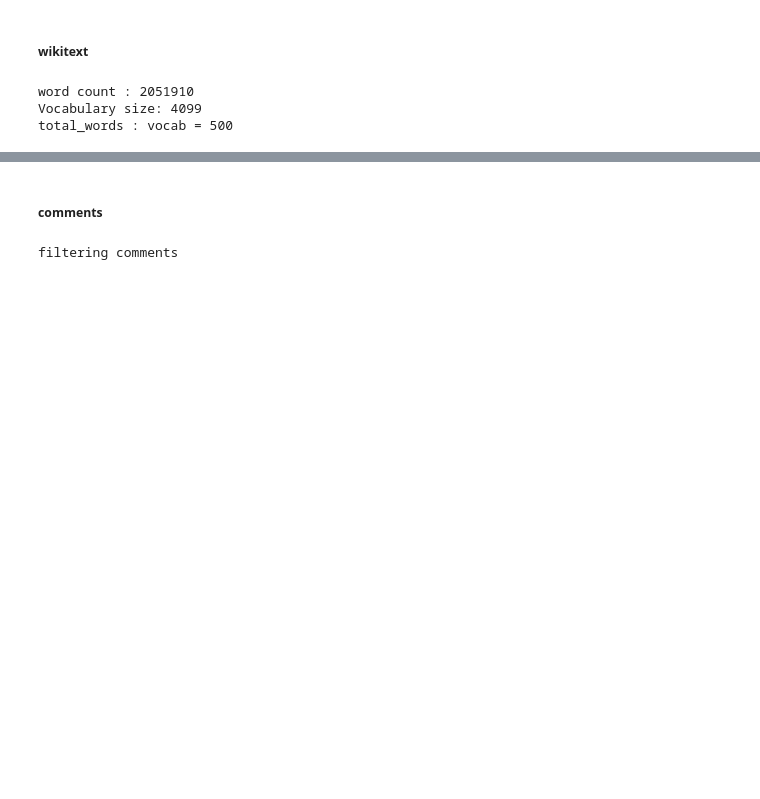
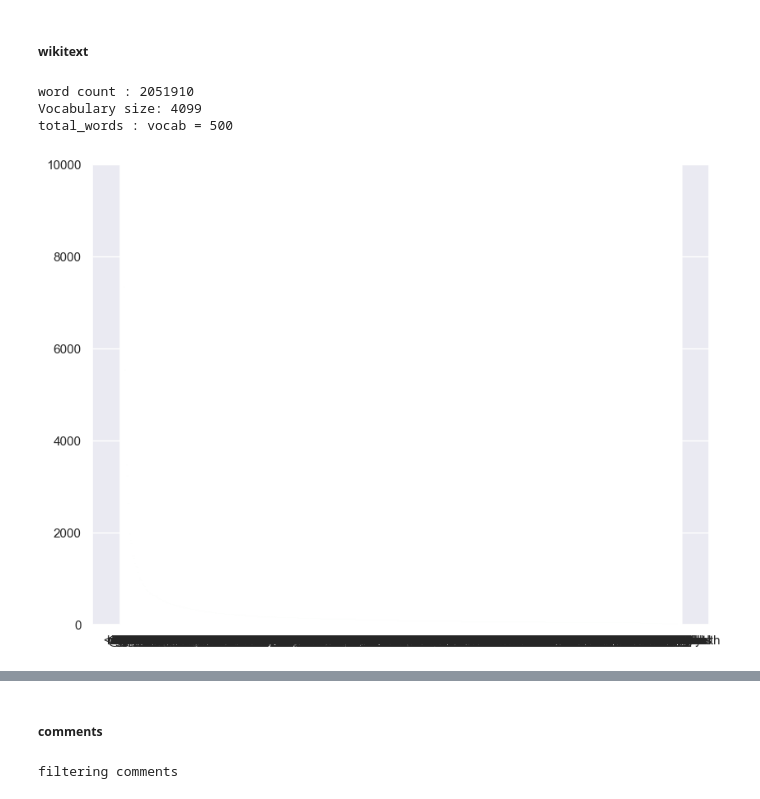
Before and after one commit to tatami-galaxy/sports-language-in-politics, a Jupyter notebook: experiments/notebooks/analogies_word2vec.ipynb, the cells around one changed output, grey strips where cells are left out. Drawn from its saved outputs; the diff is of its cells as text; code cells hidden in the pictures; blank space fills up the shorter version.

Commit message:
word2vec expts. masks. wsd.

```diff
--- a/experiments/notebooks/analogies_word2vec.ipynb
+++ b/experiments/notebooks/analogies_word2vec.ipynb
@@ -665,7 +666,7 @@ for token in sentence:
 #### Analysis
 # %%
 MAX_SEQUENCE_LENGTH = 256
-MIN_WORD_FREQUENCY = 20  # 50 for wikitext
+MIN_WORD_FREQUENCY = 50  # 50 for wikitext, 20 for The_Donald
 # %%
 def yield_tokens(dataset, tokenizer):
     for text in dataset['text']:
@@ -746,3 +747,25 @@ print('total_words : vocab = {}'.format(word_count//vocab_size))
 word count : 2051910
 Vocabulary size: 4099
 total_words : vocab = 500
+# %%
+freqs = {}
+stoi_dict = vocab.get_stoi()
+bar = tqdm(range(len(dataset['train']['text'])))
+for text in dataset['train']['text']:
+    if text != '':
+        for word in text.split():
+            if word in stoi_dict:
+                if word in freqs:
+                    freqs[word] += 1
+                else:
+                    freqs[word] = 1
+    bar.update(1)
+# %%
+sorted_freqs = dict(sorted(freqs.items(), key=lambda item: item[1], reverse=True))
+# %%
+#sns.set(rc={'figure.figsize':(9.7,7.27)})
+plt.ylim(0, 10000)
+plt.bar(sorted_freqs.keys(), sorted_freqs.values(), color='g')
+plt.show()
+# %% [output]
+[figure, added]
```
Also changed, not shown: parts of 11 cells of this notebook, 5 other files.
